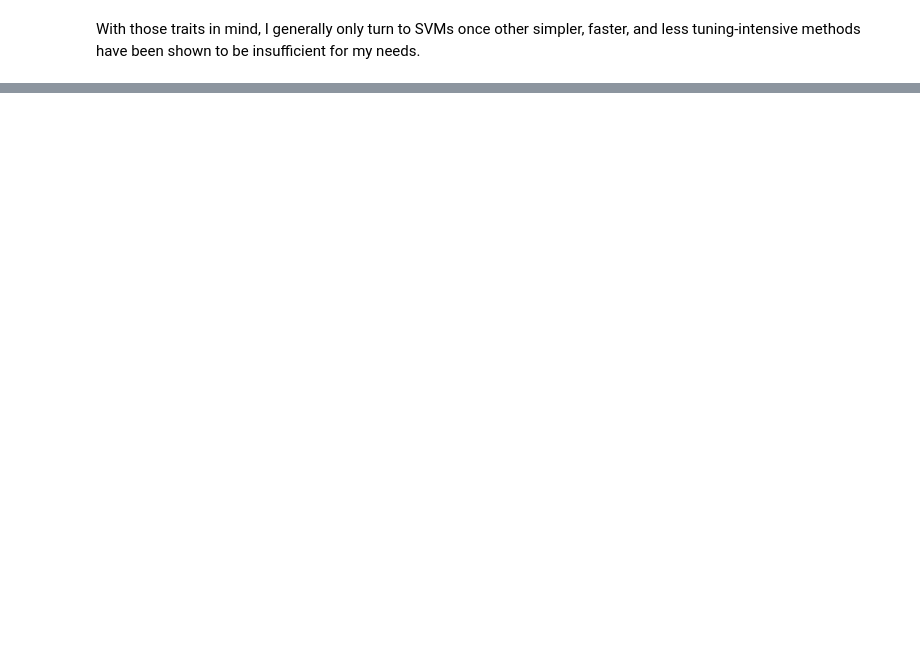
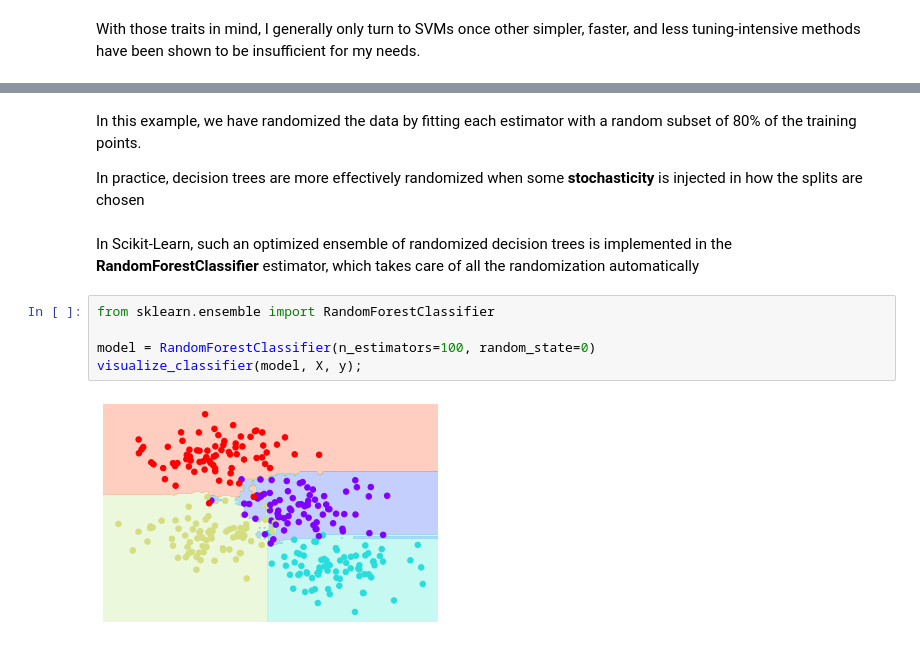
Before and after one commit to hanchiang/python-data-science-handbook, a Jupyter notebook: 5-machine-learning/5-machine-learning.ipynb, the cells around one changed output, grey strips where cells are left out. Saved outputs shown, nothing was run; the diff lists cells and outputs as text; blank space fills up the shorter version.

```diff
--- a/5-machine-learning/5-machine-learning.ipynb
+++ b/5-machine-learning/5-machine-learning.ipynb
@@ -2100,0 +2246,13 @@ With those traits in mind, I generally only turn to SVMs once other simpler, fas
+# %% [markdown]
+In this example, we have randomized the data by fitting each estimator with a random subset of 80% of the training points.
+
+In practice, decision trees are more effectively randomized when some **stochasticity** is injected in how the splits are chosen
+# %% [markdown]
+In Scikit-Learn, such an optimized ensemble of randomized decision trees is implemented in the **RandomForestClassifier** estimator, which takes care of all the randomization automatically
+# %%
+from sklearn.ensemble import RandomForestClassifier
+
+model = RandomForestClassifier(n_estimators=100, random_state=0)
+visualize_classifier(model, X, y);
+# %% [output]
+[figure, added]
```
Also changed, not shown: parts of 63 cells of this notebook, 1 other file.
